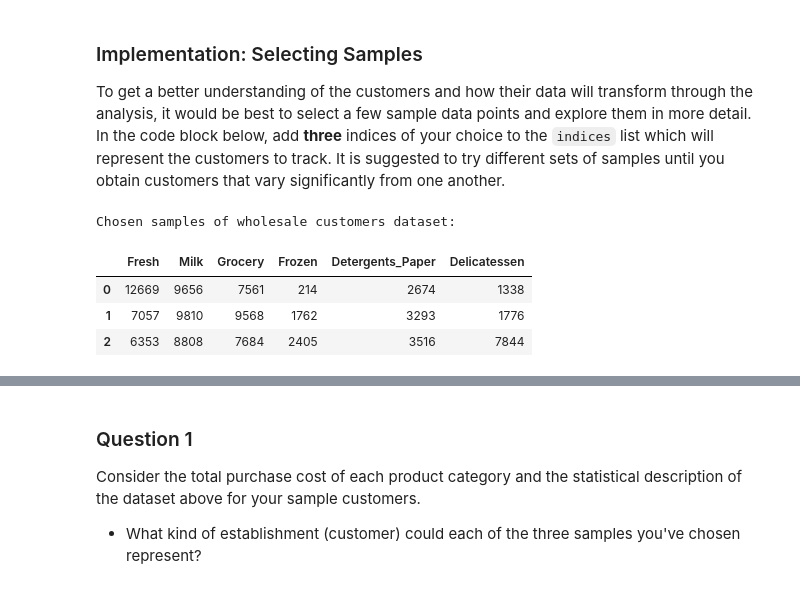
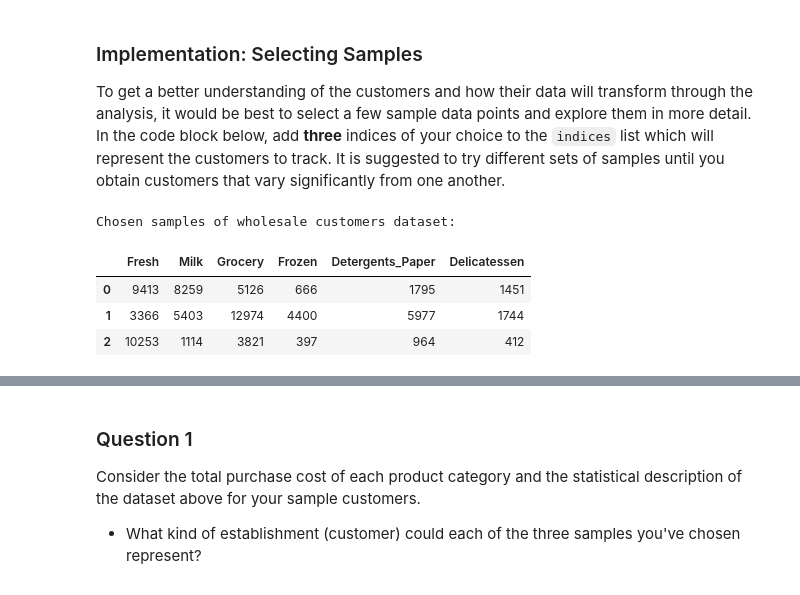
Before and after one commit to mynamerahulkumar/Data_Science, a Jupyter notebook: Machine_Learning/Udacity/Project_Customer_segment_unsupervised/customer_segments.ipynb, the cells around one changed output, grey strips where cells are left out. Saved outputs shown, nothing was run; the diff lists cells and outputs as text; code cells hidden in the pictures.

```diff
--- a/Machine_Learning/Udacity/Project_Customer_segment_unsupervised/customer_segments.ipynb
+++ b/Machine_Learning/Udacity/Project_Customer_segment_unsupervised/customer_segments.ipynb
@@ -69,15 +69,15 @@ display(data.describe())
 To get a better understanding of the customers and how their data will transform through the analysis, it would be best to select a few sample data points and explore them in more detail. In the code block below, add **three** indices of your choice to the `indices` list which will represent the customers to track. It is suggested to try different sets of samples until you obtain customers that vary significantly from one another.
 # %%
 # TODO: Select three indices of your choice you wish to sample from the dataset
-indices = [0,1,2]
+indices = [5,10,15]
 
 # Create a DataFrame of the chosen samples
 samples = pd.DataFrame(data.loc[indices], columns = data.keys()).reset_index(drop = True)
 print("Chosen samples of wholesale customers dataset:")
 display(samples)
 # %% [output]
 Chosen samples of wholesale customers dataset:
 |  | Fresh | Milk | Grocery | Frozen | Detergents_Paper | Delicatessen |
-| 0 | 12669 | 9656 | 7561 | 214 | 2674 | 1338 |
-| 1 | 7057 | 9810 | 9568 | 1762 | 3293 | 1776 |
-| 2 | 6353 | 8808 | 7684 | 2405 | 3516 | 7844 |
+| 0 | 9413 | 8259 | 5126 | 666 | 1795 | 1451 |
+| 1 | 3366 | 5403 | 12974 | 4400 | 5977 | 1744 |
+| 2 | 10253 | 1114 | 3821 | 397 | 964 | 412 |
```
Also changed, not shown: parts of 55 cells of this notebook, 1 other file.
